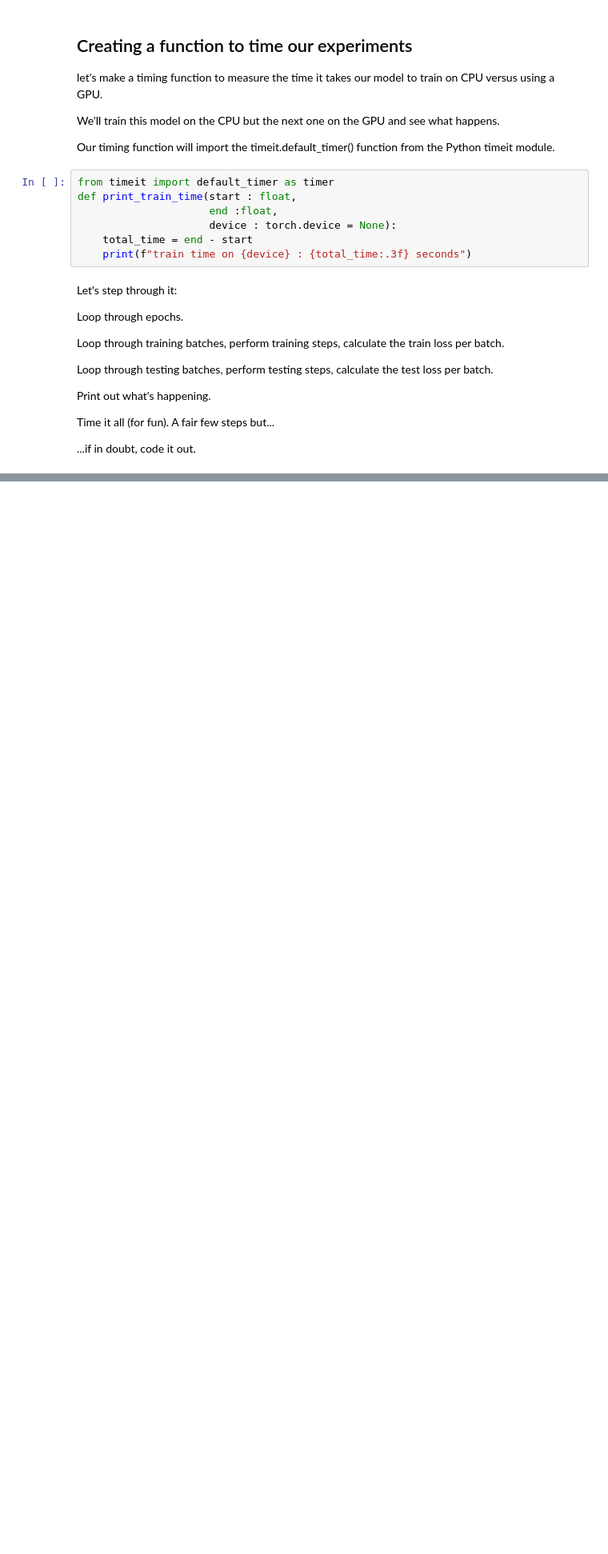
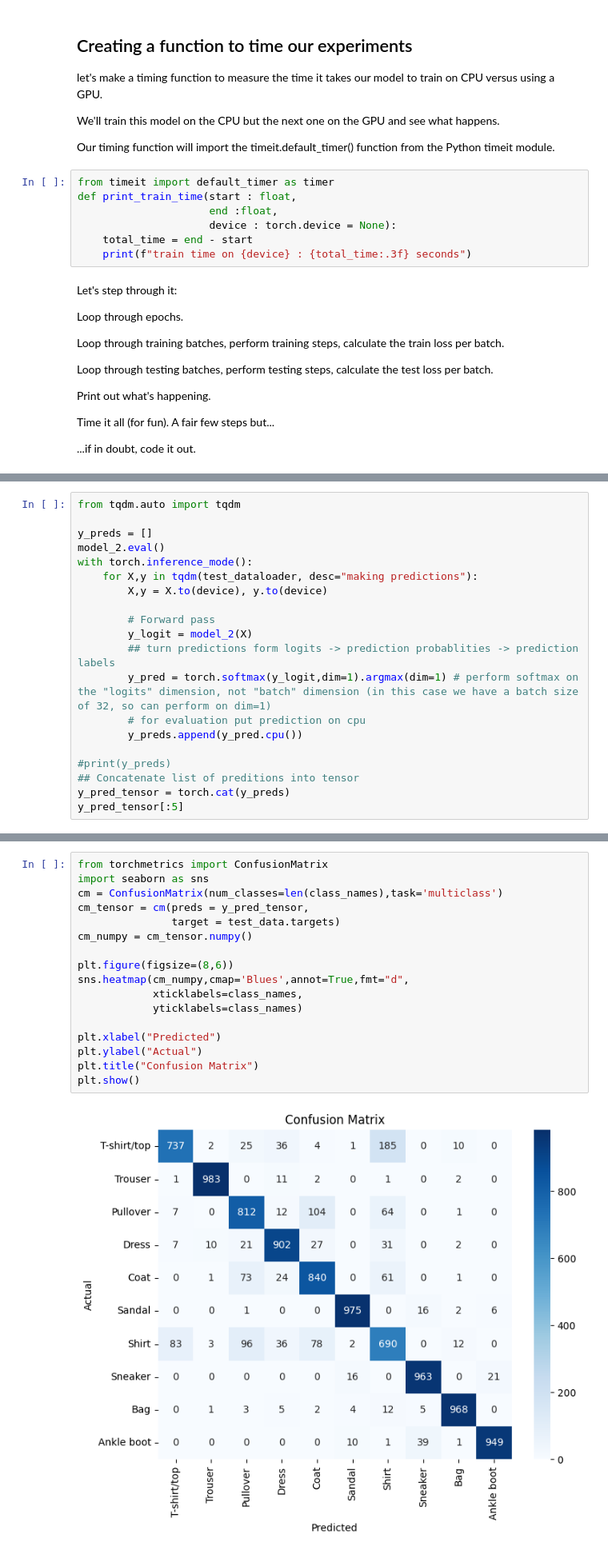
Before and after one commit to pranav-mahure/Pytorch, a Jupyter notebook: 004_pytorch_computer_vision.ipynb, the cells around one changed output, grey strips where cells are left out. Shown at 80% size. Drawn from its saved outputs; the diff is of its cells as text; blank space fills up the shorter version.

```diff
--- a/004_pytorch_computer_vision.ipynb
+++ b/004_pytorch_computer_vision.ipynb
@@ -383,0 +1001,20 @@ total_train_time_model_0 = print_train_time(start=train_time_start_on_cpu,
+# %%
+from tqdm.auto import tqdm
+
+y_preds = []
+model_2.eval()
+with torch.inference_mode():
+    for X,y in tqdm(test_dataloader, desc="making predictions"):
+        X,y = X.to(device), y.to(device)
+
+        # Forward pass
+        y_logit = model_2(X)
+        ## turn predictions form logits -> prediction probablities -> prediction labels
+        y_pred = torch.softmax(y_logit,dim=1).argmax(dim=1) # perform softmax on the "logits" dimension, not "batch" dimension (in this case we have a batch size of 32, so can perform on dim=1)
+        # for evaluation put prediction on cpu
+        y_preds.append(y_pred.cpu())
+
+#print(y_preds)
+## Concatenate list of preditions into tensor
+y_pred_tensor = torch.cat(y_preds)
+y_pred_tensor[:5]
@@ -383,0 +1027,19 @@ total_train_time_model_0 = print_train_time(start=train_time_start_on_cpu,
+# %%
+from torchmetrics import ConfusionMatrix
+import seaborn as sns
+cm = ConfusionMatrix(num_classes=len(class_names),task='multiclass')
+cm_tensor = cm(preds = y_pred_tensor,
+               target = test_data.targets)
+cm_numpy = cm_tensor.numpy()
+
+plt.figure(figsize=(8,6))
+sns.heatmap(cm_numpy,cmap='Blues',annot=True,fmt="d",
+            xticklabels=class_names,
+            yticklabels=class_names)
+
+plt.xlabel("Predicted")
+plt.ylabel("Actual")
+plt.title("Confusion Matrix")
+plt.show()
+# %% [output]
+[figure, added]
```
Also changed, not shown: parts of 50 cells of this notebook, 1 other file.
